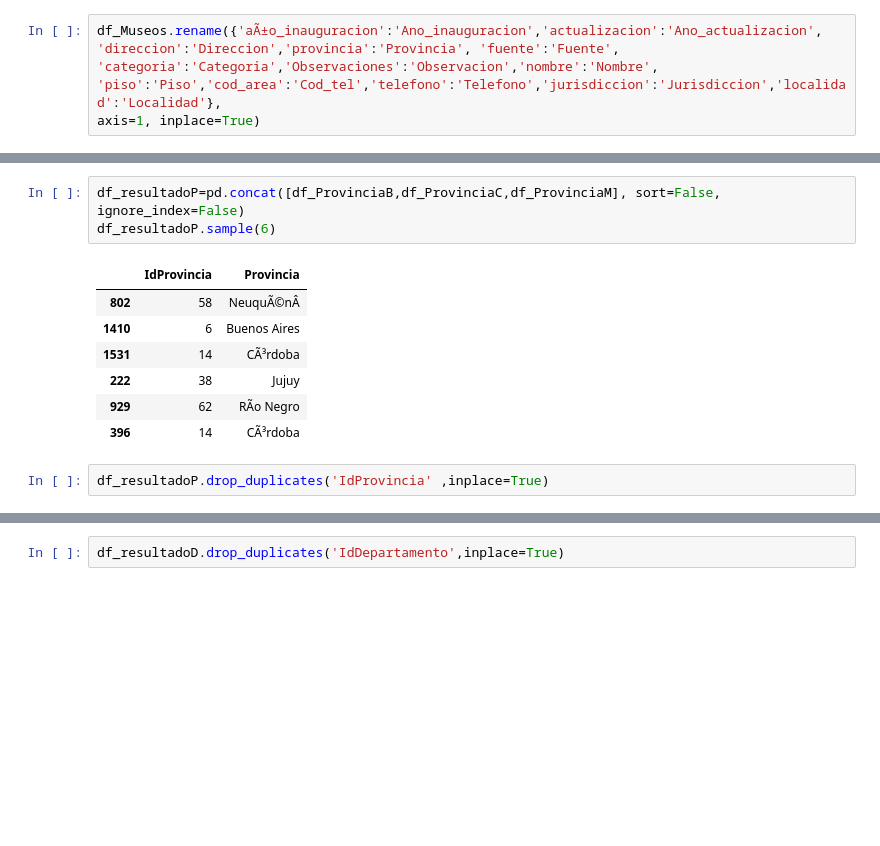
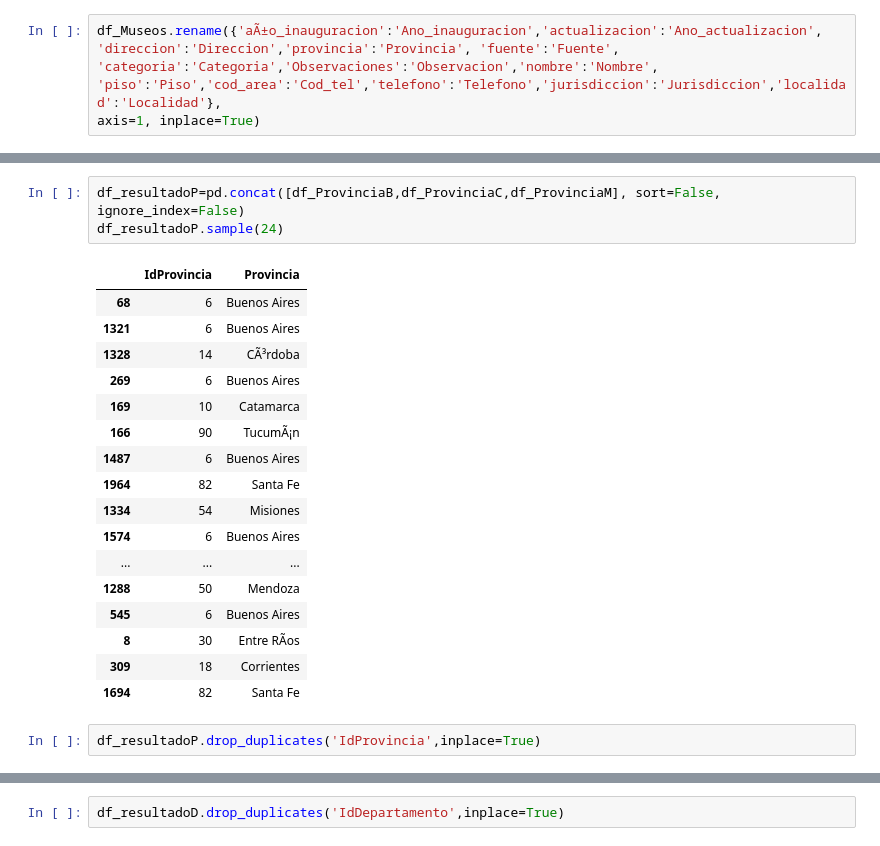
Before and after one commit to yesicadematos/Data-Analyst, a Jupyter notebook: prueba/relaciones.ipynb, the cells around one changed output, grey strips where cells are left out. Drawn from its saved outputs; the diff is of its cells as text; blank space fills up the shorter version.

Commit message:
resultado final ejecutado con exito

```diff
--- a/prueba/relaciones.ipynb
+++ b/prueba/relaciones.ipynb
@@ -148,13 +158,23 @@ df_LocalidadM.sample()
 # %%
 df_resultadoP=pd.concat([df_ProvinciaB,df_ProvinciaC,df_ProvinciaM], sort=False, ignore_index=False)
-df_resultadoP.sample(6)
+df_resultadoP.sample(24)
 # %% [output]
 |  | IdProvincia | Provincia |
-| 802 | 58 | NeuquÃ©nÂ |
-| 1410 | 6 | Buenos Aires |
-| 1531 | 14 | CÃ³rdoba |
-| 222 | 38 | Jujuy |
-| 929 | 62 | RÃ­o Negro |
-| 396 | 14 | CÃ³rdoba |
+| 68 | 6 | Buenos Aires |
+| 1321 | 6 | Buenos Aires |
+| 1328 | 14 | CÃ³rdoba |
+| 269 | 6 | Buenos Aires |
+| 169 | 10 | Catamarca |
+| 166 | 90 | TucumÃ¡n |
+| 1487 | 6 | Buenos Aires |
+| 1964 | 82 | Santa Fe |
+| 1334 | 54 | Misiones |
+| 1574 | 6 | Buenos Aires |
+| ... | ... | ... |
+| 1288 | 50 | Mendoza |
+| 545 | 6 | Buenos Aires |
+| 8 | 30 | Entre RÃ­os |
+| 309 | 18 | Corrientes |
+| 1694 | 82 | Santa Fe |
 # %%
-df_resultadoP.drop_duplicates('IdProvincia' ,inplace=True)
+df_resultadoP.drop_duplicates('IdProvincia',inplace=True)
```
Also changed, not shown: parts of 15 cells of this notebook, 5 other files.
